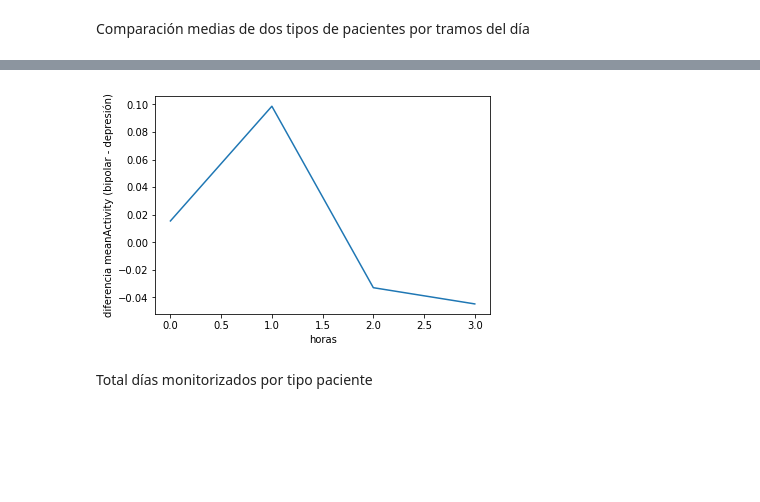
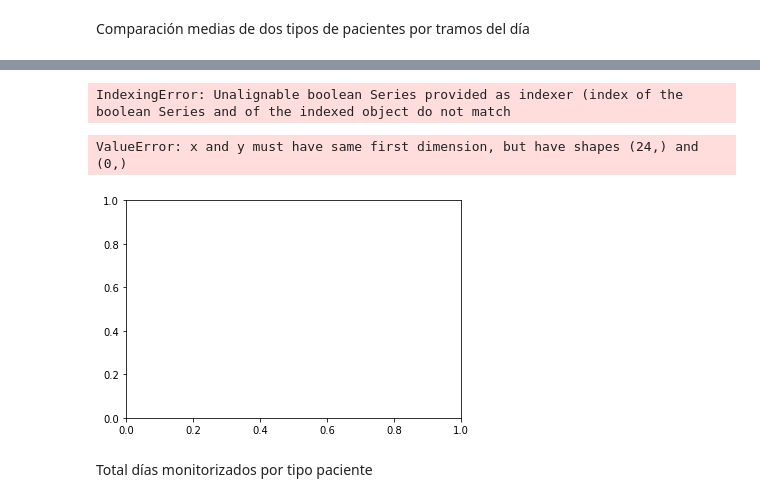
Before and after one commit to MrDevoid/TFG, a Jupyter notebook: actividad2.ipynb, the cells around one changed output, grey strips where cells are left out. Cells and saved outputs as stored; diff of their text form; code cells hidden in the pictures; blank space fills up the shorter version.

Commit message:
update actividad2

```diff
--- a/actividad2.ipynb
+++ b/actividad2.ipynb
@@ -127,8 +127,8 @@ Seleccionamos el número de horas por las que vamos a agregar los datos de activ
 #datosPacientes = datosPacientes.drop(drop_indices).reset_index(drop=True)
 #datosPacientes = datosPacientes.groupby('gender')
 #datosPacientes.apply(lambda x: x.sample(datosPacientes.size().min()))
-hours = 6
-resample_hour = '6H'
+hours = 1
+resample_hour = '1H'
 n_hour_class = int(24 / hours)
 # %% [markdown]
 Realizamos la agregación cada resample_hour horas para calcular la media (meanActivity), suma (sumActivity), desviación típica (stdActivity), varianza (varActivity), maximo (max) y minimo (min) de la actividad de cada paciente.
@@ -340,11 +371,30 @@ for i in range(0, n_hour_class):
+# %%
+prueba1 = []
+prueba2 = []
+resul = []
+for i in range(0, n_hour_class):
+    if i == 0:
+        aux1 = X_activity_final[X_activity_final.gender==1]
+        aux2 = X_activity_final[X_activity_final.gender==2]
+        prueba1.append(aux1['meanActivity'].mean())
+        prueba2.append(aux2['meanActivity'].mean())
+    else:
+        aux1 = X_activity[X_activity.gender==1]
+        aux2 = X_activity[X_activity.gender==2]
+        prueba1.append(aux1['meanActivity'].mean())
+        prueba2.append(aux2['meanActivity'].mean())
+    resul.append([prueba1[i] - prueba2[i]])
+# %% [output]
+IndexingError: Unalignable boolean Series provided as indexer (index of the boolean Series and of the indexed object do not match
 # %%
 import matplotlib.pyplot as plt
 plt.plot(range(0, n_hour_class), resul)
-plt.ylabel('diferencia meanActivity (bipolar - depresión)')
+plt.ylabel('diferencia actividad por genero (female - male)')
 plt.xlabel('horas')
 plt.show()
 # %% [output]
+ValueError: x and y must have same first dimension, but have shapes (24,) and (0,)
-[figure, old version]
+[figure, new version]
 # %% [markdown]
 Total días monitorizados por tipo paciente
 # %%
```
Also changed, not shown: parts of 12 cells of this notebook.
